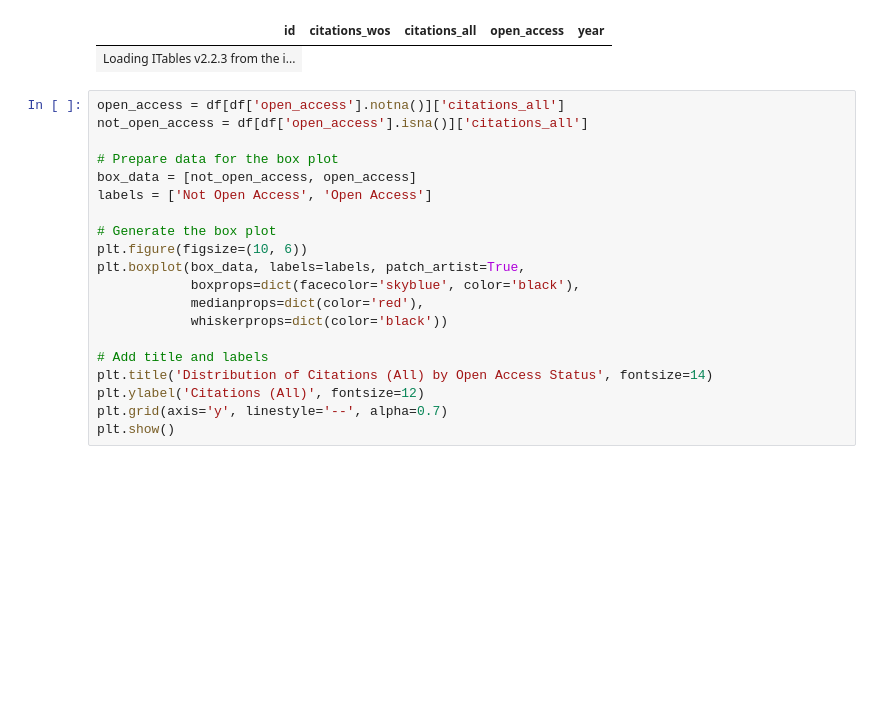
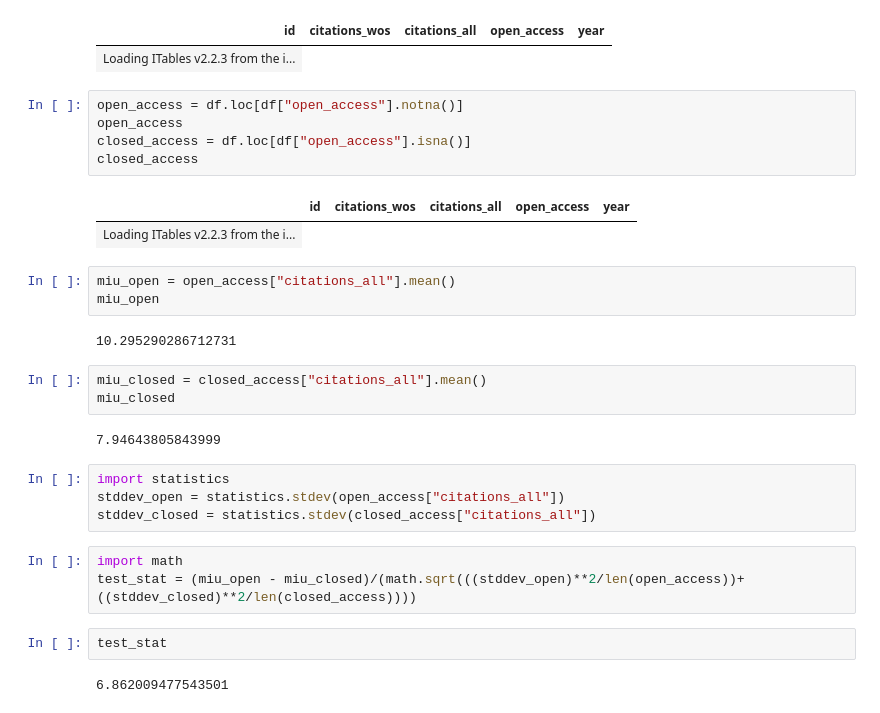
Before and after one commit to hanna-dodd/oaca-data, a Jupyter notebook: clean.ipynb, the cells around one changed output. Saved outputs shown, nothing was run; the diff lists cells and outputs as text; blank space fills up the shorter version.

```diff
--- a/clean.ipynb
+++ b/clean.ipynb
@@ -25,23 +25,32 @@ df
 # %% [output]
 | id | citations_wos | citations_all | open_access | year |
 | Loading ITables v2.2.3 from the i... |
-# %%
-open_access = df[df['open_access'].notna()]['citations_all']
-not_open_access = df[df['open_access'].isna()]['citations_all']
-
-# Prepare data for the box plot
-box_data = [not_open_access, open_access]
-labels = ['Not Open Access', 'Open Access']
-
-# Generate the box plot
-plt.figure(figsize=(10, 6))
-plt.boxplot(box_data, labels=labels, patch_artist=True,
-            boxprops=dict(facecolor='skyblue', color='black'),
-            medianprops=dict(color='red'),
-            whiskerprops=dict(color='black'))
-
-# Add title and labels
-plt.title('Distribution of Citations (All) by Open Access Status', fontsize=14)
-plt.ylabel('Citations (All)', fontsize=12)
-plt.grid(axis='y', linestyle='--', alpha=0.7)
-plt.show()
+# %%
+open_access = df.loc[df["open_access"].notna()]
+open_access
+closed_access = df.loc[df["open_access"].isna()]
+closed_access
+# %% [output]
+|  | id | citations_wos | citations_all | open_access | year |
+| Loading ITables v2.2.3 from the i... |
+# %%
+miu_open = open_access["citations_all"].mean()
+miu_open
+# %% [output]
+10.295290286712731
+# %%
+miu_closed = closed_access["citations_all"].mean()
+miu_closed
+# %% [output]
+7.94643805843999
+# %%
+import statistics
+stddev_open = statistics.stdev(open_access["citations_all"])
+stddev_closed = statistics.stdev(closed_access["citations_all"])
+# %%
+import math
+test_stat = (miu_open - miu_closed)/(math.sqrt(((stddev_open)**2/len(open_access))+((stddev_closed)**2/len(closed_access))))
+# %%
+test_stat
+# %% [output]
+6.862009477543501
```
